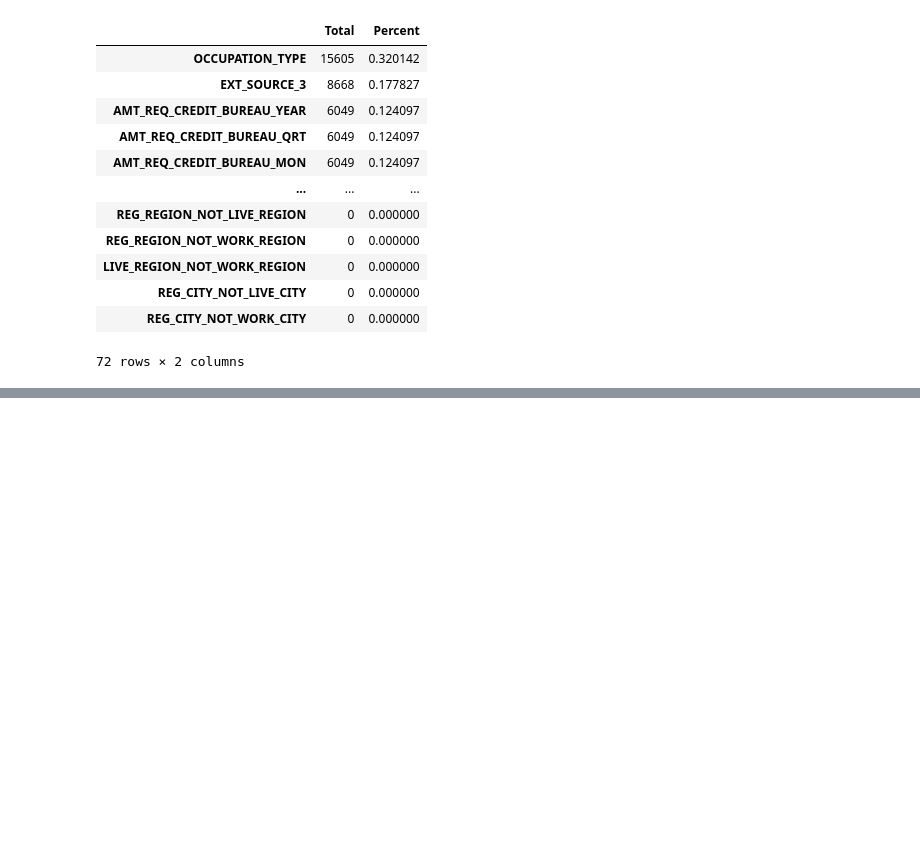
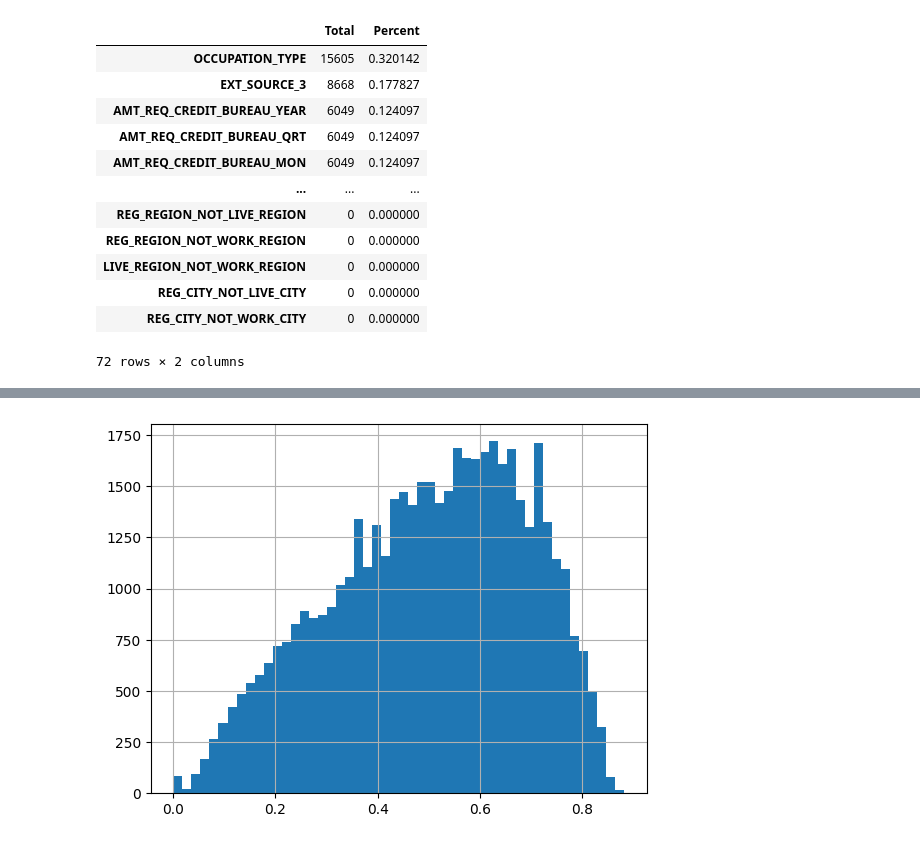
Before and after one commit to Saifansari-ai/Credit_risk_modeling, a Jupyter notebook: data_preprocessing.ipynb, the cells around one changed output, grey strips where cells are left out. Drawn from its saved outputs; the diff is of its cells as text; code cells hidden in the pictures; blank space fills up the shorter version.

```diff
--- a/data_preprocessing.ipynb
+++ b/data_preprocessing.ipynb
@@ -912,0 +1036,6 @@ missing_values(test)
+# %%
+# Plot the distribution of EXT_SOURCE_3
+test['EXT_SOURCE_3'].hist(bins=50)
+plt.show()
+# %% [output]
+[figure, added]
```
Also changed, not shown: parts of 43 cells of this notebook.
